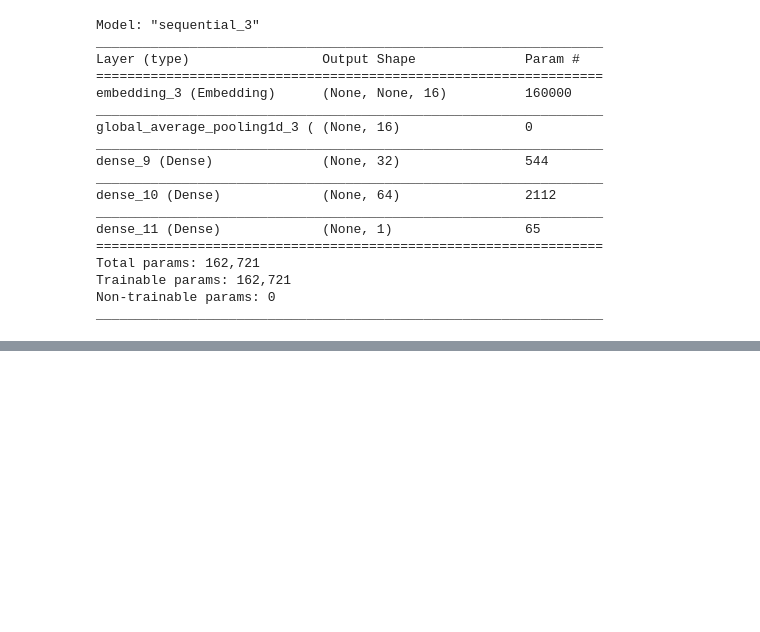
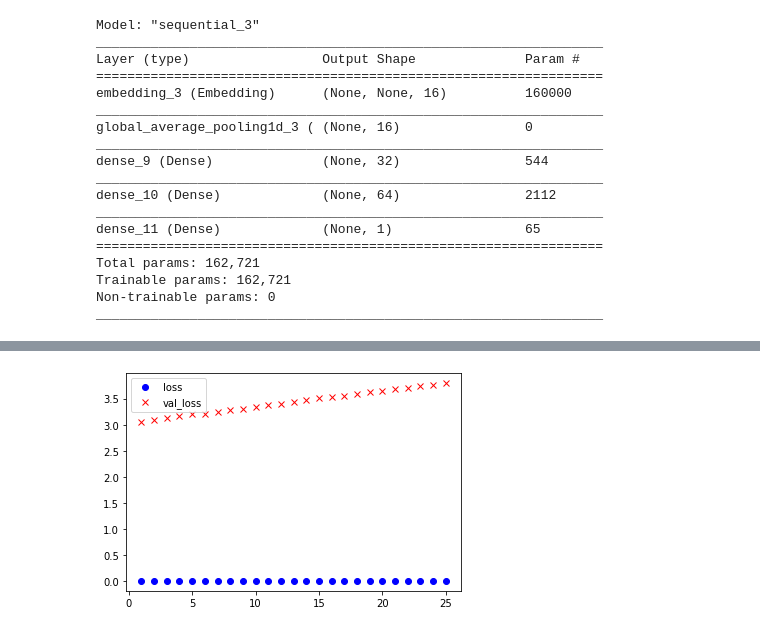
Before and after one commit to Pogba666/DeepLearning, a Jupyter notebook: HPE_Lecture_4.ipynb, the cells around one changed output, grey strips where cells are left out. Cells and saved outputs as stored; diff of their text form; code cells hidden in the pictures; blank space fills up the shorter version.

```diff
--- a/HPE_Lecture_4.ipynb
+++ b/HPE_Lecture_4.ipynb
@@ -242,0 +275,9 @@ plt.show()
+# %%
+start_time_2= time.time()
+history = m2.fit(xtrain_padded, ytrain, epochs = hp_epochs,
+                 batch_size=hp_batchsize,
+                 validation_data=(xval,yval))
+
+end_time_2 = time.time()
+time_taken_2 = end_time_2 - start_time_2
+print(time_taken_2)
@@ -242,0 +302,15 @@ plt.show()
+# %%
+stats = history.history
+val_acc = stats['val_acc']
+acc = stats['acc']
+val_loss = stats['val_loss']
+loss = stats['loss']
+epochs = range(1,hp_epochs+1)
+# %%
+plt.figure()
+plt.plot(epochs, loss, 'bo', label='loss')
+plt.plot(epochs, val_loss, 'rx', label='val_loss')
+plt.legend()
+plt.show()
+# %% [output]
+[figure, added]
```
Also changed, not shown: parts of 12 cells of this notebook.
